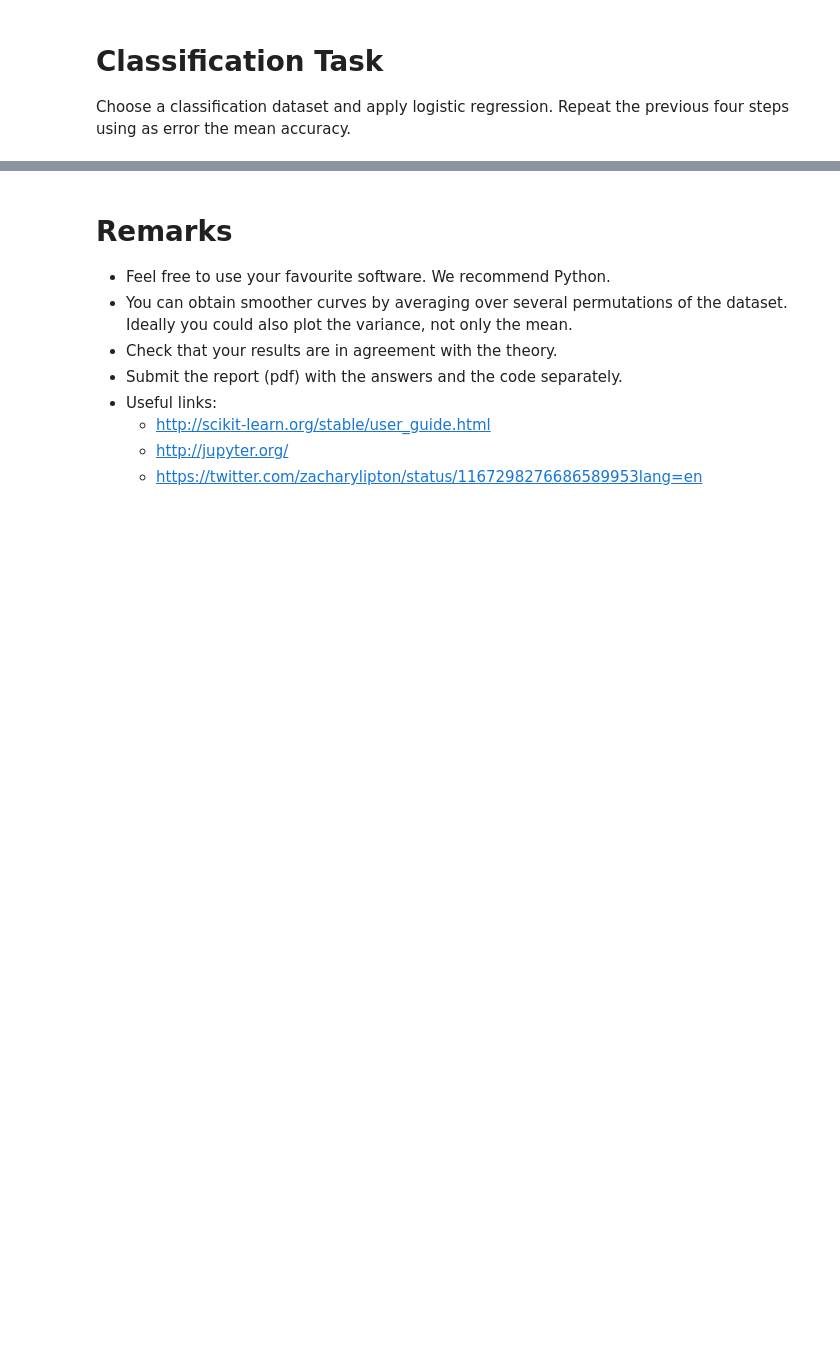
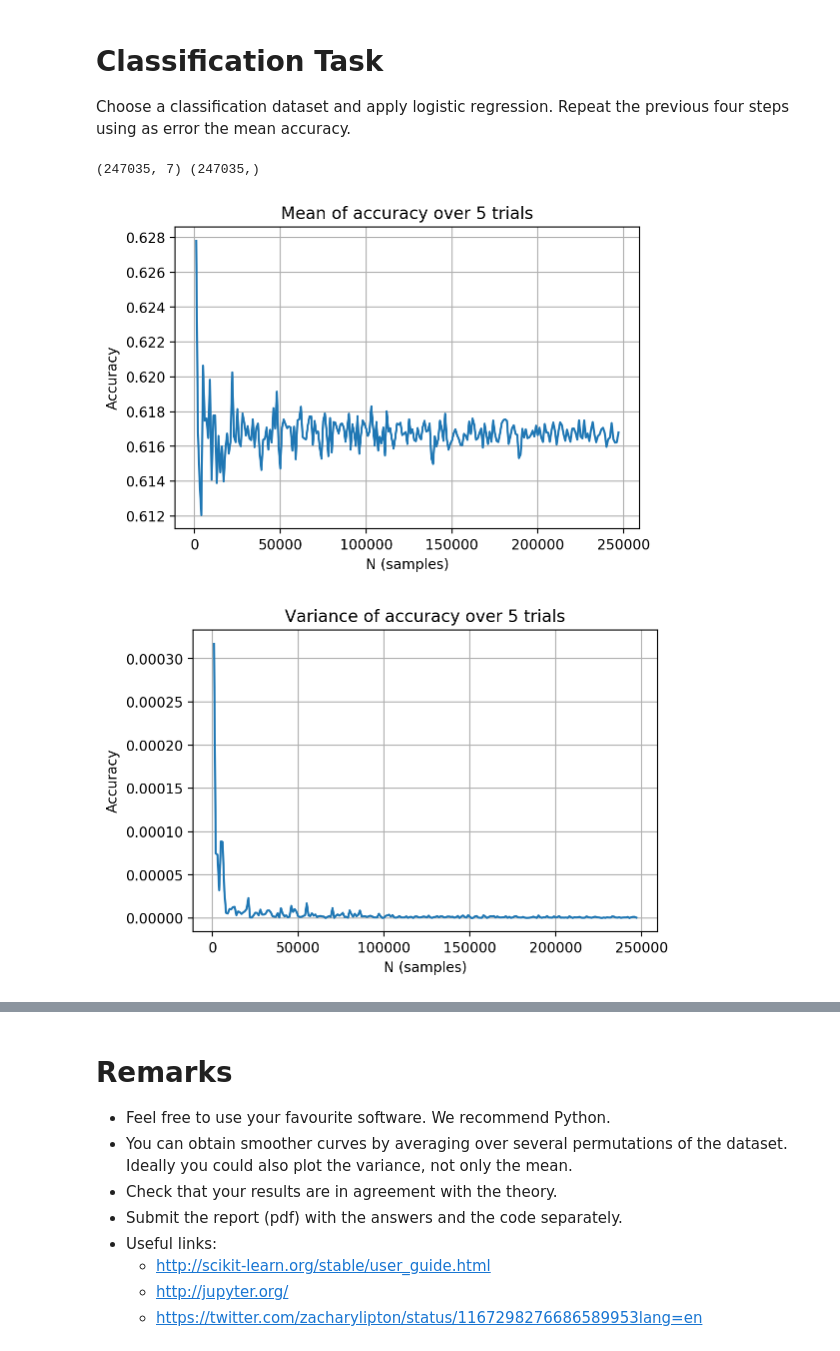
Before and after one commit to csteinmetz1/machine-learning, a Jupyter notebook: p1/p1.ipynb, the cells around one changed output, grey strips where cells are left out. Cells and saved outputs as stored; diff of their text form; code cells hidden in the pictures; blank space fills up the shorter version.

```diff
--- a/p1/p1.ipynb
+++ b/p1/p1.ipynb
@@ -27,3 +148,13 @@ of the number of samples N, i.e., data points in the training set.
 # Classification Task
 
 Choose a classification dataset and apply logistic regression. Repeat the previous four steps using as error the mean accuracy.
+# %%
+# contruct feature vectors
+x_train_log_reg = train.iloc[:,3:10].to_numpy()
+
+# construct labels
+y_train_log_reg = train.iloc[:,12].to_numpy()
+
+print(x_train_log_reg.shape, y_train_log_reg.shape)
+# %% [output]
+(247035, 7) (247035,)
@@ -29,0 +174,47 @@ Choose a classification dataset and apply logistic regression. Repeat the previo
+# %%
+def train_log_reg_model(N):
+
+    logreg = LogisticRegression(C=1e5, solver='lbfgs', max_iter=10000)
+
+    rand_idx = np.random.randint(0, x_train_log_reg.shape[0], N)
+
+    x_train_subset = x_train_log_reg[rand_idx]
+    y_train_subset = y_train_log_reg[rand_idx]
+
+    logreg.fit(x_train_subset, y_train_subset)
+
+    acc = logreg.score(x_train_subset, y_train_subset)
+
+    return acc
+# %%
+N = np.arange(1000, x_train_log_reg.shape[0], 1000)
+mean_acc_by_N = []
+var_acc_by_N = []
+
+for n in N:
+
+    runs = 5
+    runs_acc = []
+    # run on 5 different random subsets
+    for r in np.arange(runs):
+        runs_acc.append(train_log_reg_model(n))
+
+    mean_acc_by_N.append(np.mean(runs_acc))
+    var_acc_by_N.append(np.var(runs_acc))
+
+plt.plot(N, mean_acc_by_N)
+plt.title('Mean of accuracy over 5 trials')
+plt.ylabel('Accuracy')
+plt.xlabel('N (samples)')
+plt.grid()
+plt.show()
+
+plt.plot(N, var_acc_by_N)
+plt.title('Variance of accuracy over 5 trials')
+plt.ylabel('Accuracy')
+plt.xlabel('N (samples)')
+plt.grid()
+plt.show()
+# %% [output]
+[figure, added]
+[figure, added]
```
Also changed, not shown: parts of 16 cells of this notebook, 1 other file.
